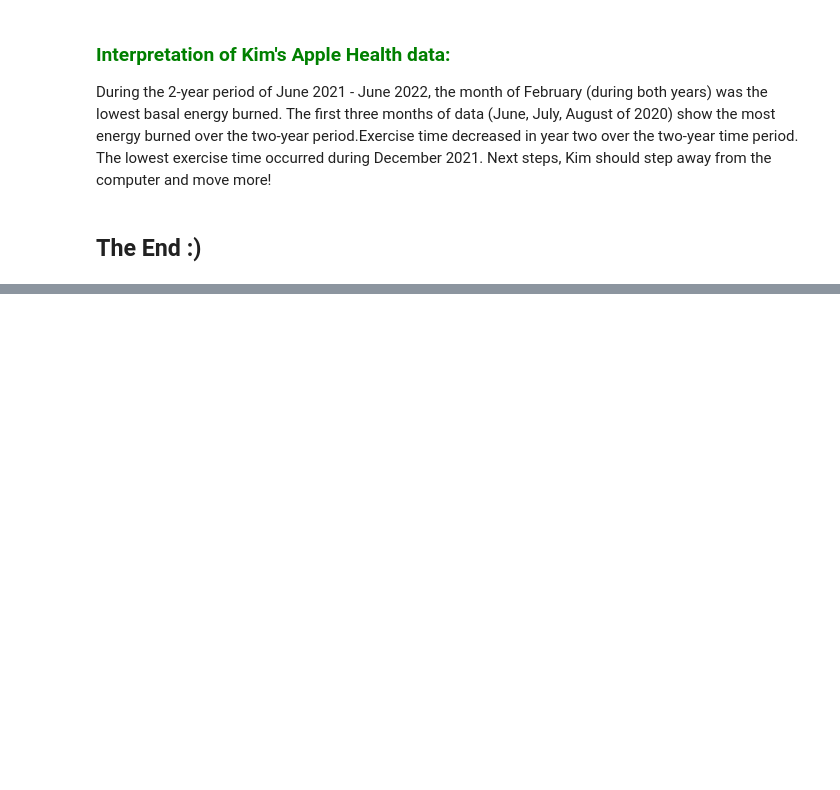
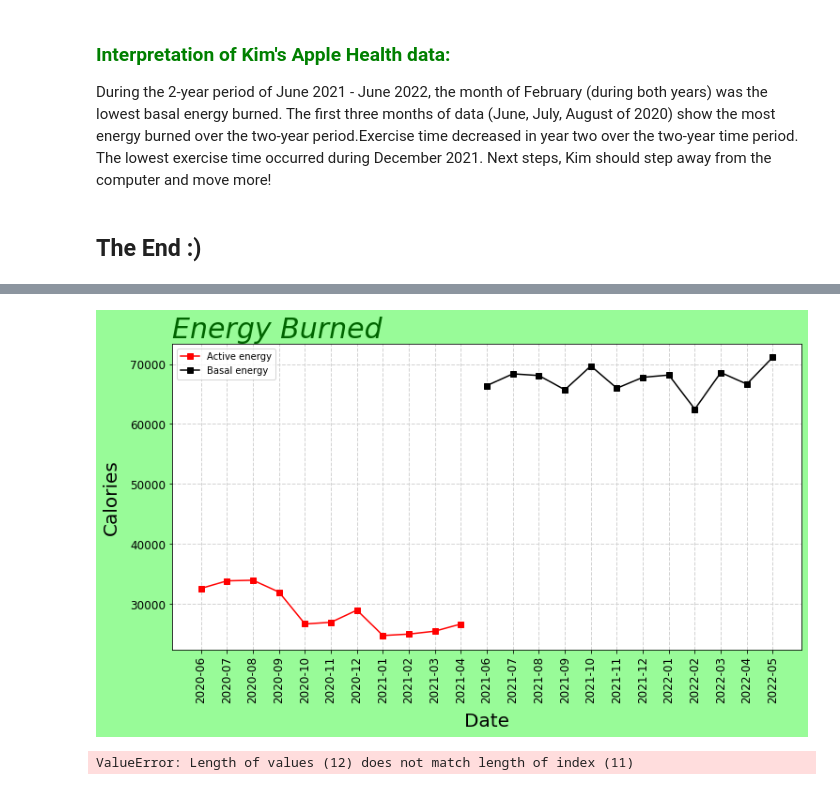
Before and after one commit to KimBug29/AppleDataKW, a Jupyter notebook: HealthData.ipynb, the cells around one changed output, grey strips where cells are left out. Saved outputs shown, nothing was run; the diff lists cells and outputs as text; code cells hidden in the pictures; blank space fills up the shorter version.

```diff
--- a/HealthData.ipynb
+++ b/HealthData.ipynb
@@ -383,0 +394,4 @@ During the 2-year period of June 2021 - June 2022, the month of February (during
+# %%
+#Separate the two years into a new variable of only this second 12 months.
+health_data_year2 = health_data_2year.iloc[12:]
+health_data_year2.head()
@@ -383,0 +424,29 @@ During the 2-year period of June 2021 - June 2022, the month of February (during
+# %%
+#Plot the 2-year period (in months) of Active Energy Burned (calories) and Basal Energy Burned (calories) with custom chart formatting.
+plt.figure(figsize = (12, 6), facecolor = "palegreen")
+plt.plot(health_data_year1['Date'], health_data_year1['Active energy burned(Cal)'], marker = 's', color = "red")
+plt.plot(health_data_year2['Date'], health_data_year2['Active energy burned(Cal)'], marker = 's', color = "black")
+plt.legend (["Active energy","Basal energy"])
+plt.xlabel("Date", fontsize = 20, labelpad=10)
+plt.ylabel("Calories", fontsize = 20, labelpad=10)
+plt.grid(color = "lightgrey", linestyle = "--", linewidth = 1)
+plt.xticks(rotation="vertical")
+plt.tick_params(axis = "both", labelsize = "large")
+plt.title("Energy Burned", fontsize=30, loc = "left", fontstyle = "oblique", color = "darkgreen")
+plt.show()
+# %% [output]
+[figure, added]
+# %%
+x = ['Jan', 'Feb', 'Mar', 'Apr', 'May', 'Jun', 'Jul', 'Aug', 'Sep', 'Oct', 'Nov', 'Dec']
+health_data_year1['Months'] = x
+plt.figure(figsize = (12, 6), facecolor = "yellow")
+plt.plot(health_data_year1['Months'], health_data_year1['Active energy burned(Cal)'], marker = 's', color = "green")
+plt.xlabel('Months', fontsize = 20)
+plt.ylabel("Calories", fontsize = 20, labelpad=10)
+plt.grid(color = "lightgrey", linestyle = "--", linewidth = 1)
+plt.xticks(rotation="horizontal")
+plt.tick_params(axis = "both", labelsize = "large")
+plt.title("Active Energy Burned", fontsize=30, loc = "left", fontstyle = "oblique", color = "darkgreen")
+plt.show()
+# %% [output]
+ValueError: Length of values (12) does not match length of index (11)
```
Also changed, not shown: parts of 6 cells of this notebook.
